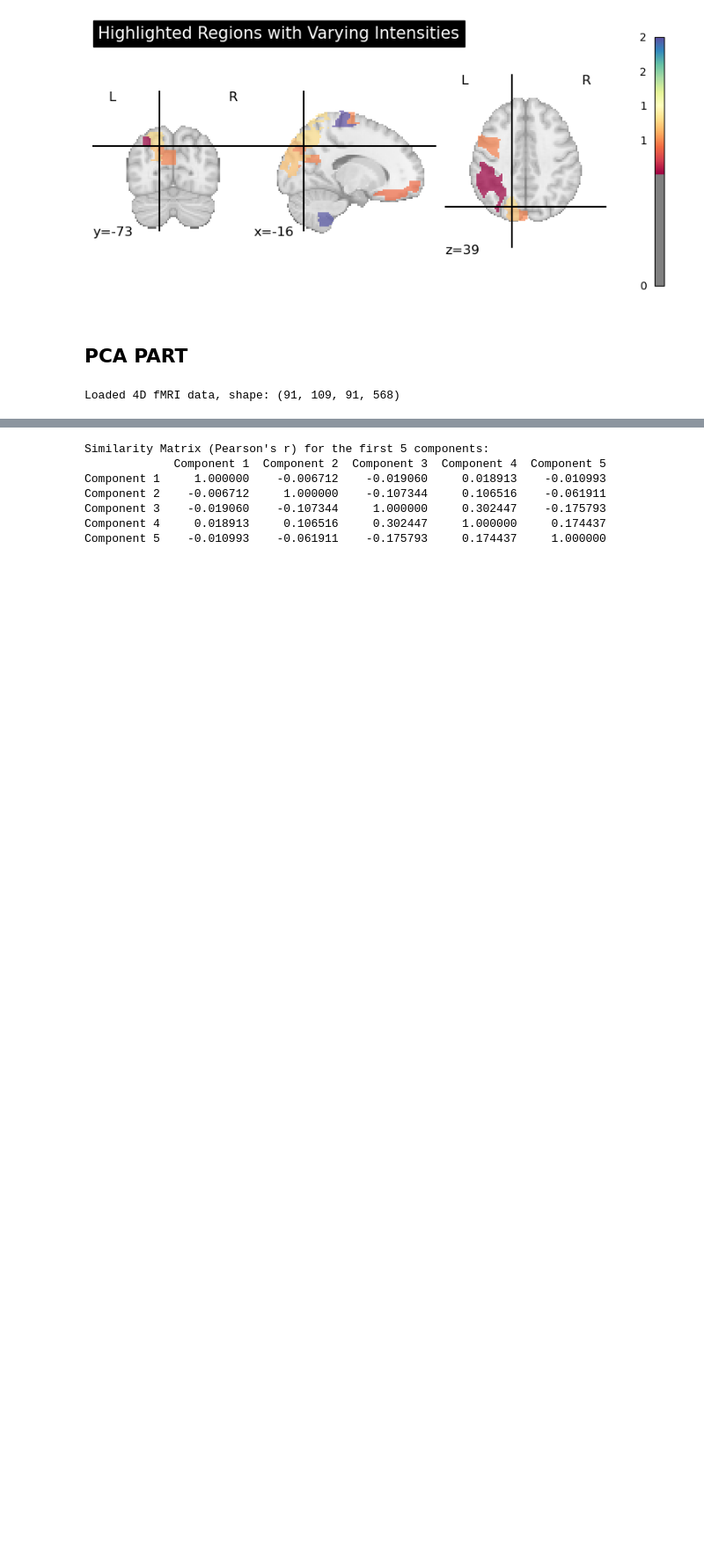
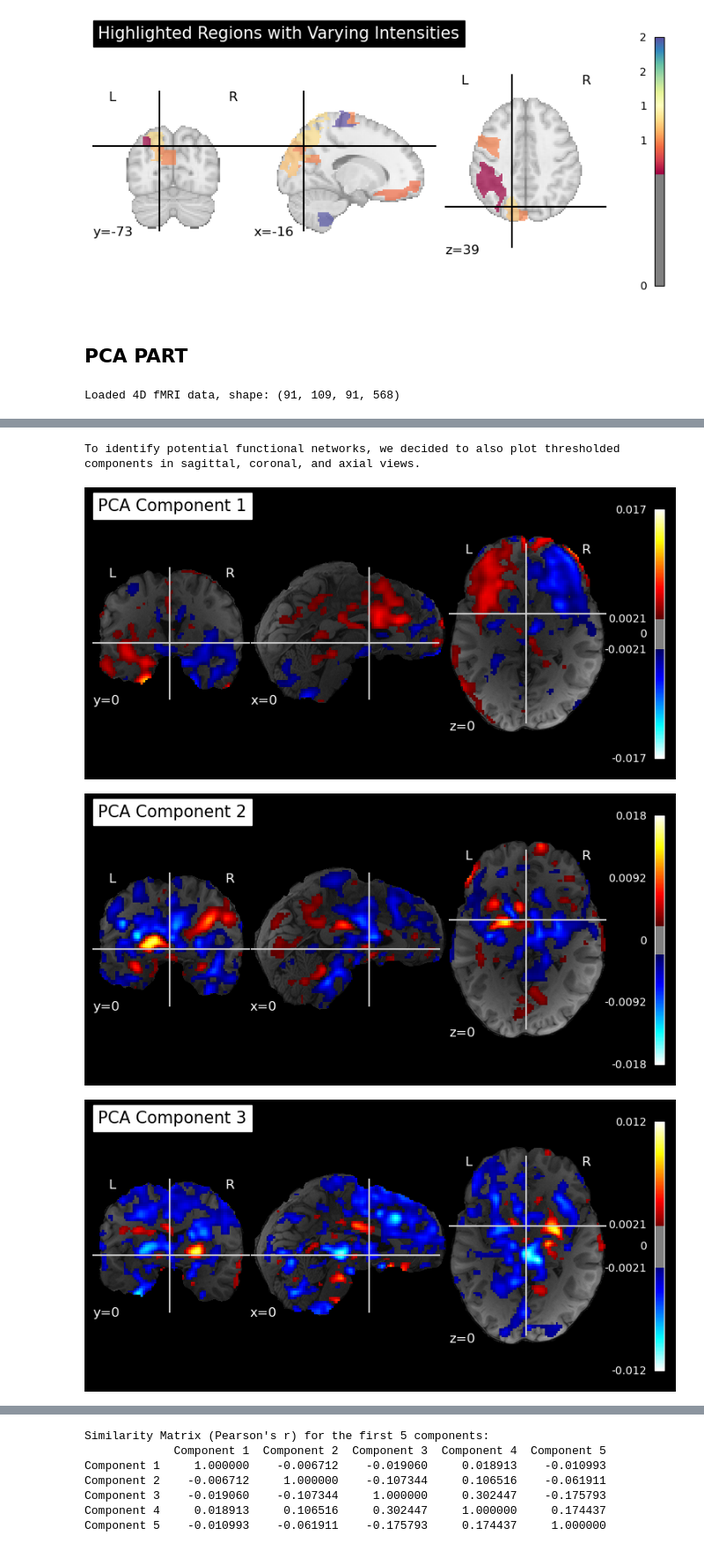
Before and after one commit to bintaDouk/NSSP-Mini-Project-1, a Jupyter notebook: Mini-Project1.ipynb, the cells around one changed output, grey strips where cells are left out. Shown at 88% size. Saved outputs shown, nothing was run; the diff lists cells and outputs as text; code cells hidden in the pictures; blank space fills up the shorter version.

```diff
--- a/Mini-Project1.ipynb
+++ b/Mini-Project1.ipynb
@@ -941,0 +946,20 @@ To explain 97.0% of the variance, we need 14 components.
+# %%
+print("To identify potential functional networks, we decided to also plot thresholded components in sagittal, coronal, and axial views.")
+
+comp_data = comp_img.get_fdata()
+comp_std = np.std(comp_data)
+threshold_value = 2 * comp_std
+
+for i, comp_img in enumerate(component_imgs_list):
+    plot_stat_map(comp_img,
+                  bg_img=bg_img,
+                  title=f'PCA Component {i+1}',
+                  cut_coords=[0,0,0],
+                  black_bg=True,
+                  threshold=threshold_value,)
+    plt.show()
+# %% [output]
+To identify potential functional networks, we decided to also plot thresholded components in sagittal, coronal, and axial views.
+[figure, added]
+[figure, added]
+[figure, added]
```
Also changed, not shown: parts of 6 cells of this notebook.
